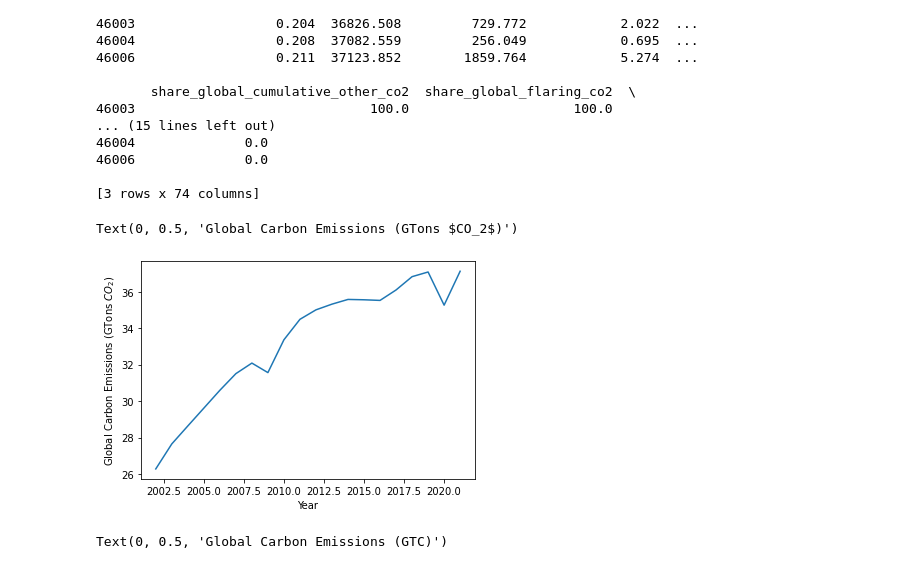
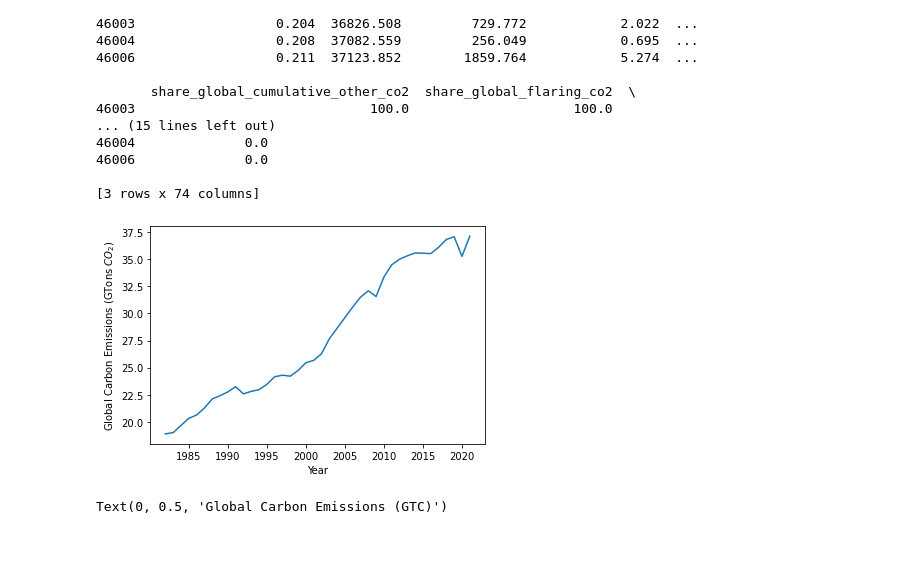
Before and after one commit to dodelson/Physics-of-Energy, a Jupyter notebook: Code/01_global_co2.ipynb, the cells around one changed output. Drawn from its saved outputs; the diff is of its cells as text; code cells hidden in the pictures.

```diff
--- a/Code/01_global_co2.ipynb
+++ b/Code/01_global_co2.ipynb
@@ -136,12 +136,12 @@ co2us=co2[co2['country']=='World']
 emit=co2us['co2']
 year=np.array(co2us['year'])
 # %%
-plt.plot(year[-20:],emit[-20:]/1.e3)
+plt.plot(year[-40:],emit[-40:]/1.e3)
 plt.xlabel('Year')
 plt.ylabel('Global Carbon Emissions (GTons $CO_2$)')
+plt.savefig('../Figures/co2gt.png')
 # %% [output]
-Text(0, 0.5, 'Global Carbon Emissions (GTons $CO_2$)')
-[figure, old version]
+[figure, new version]
 # %%
 plt.plot(year,emit/3.664/1.e3)
 plt.xlabel('Year')
```
Also changed, not shown: 6 other files.
